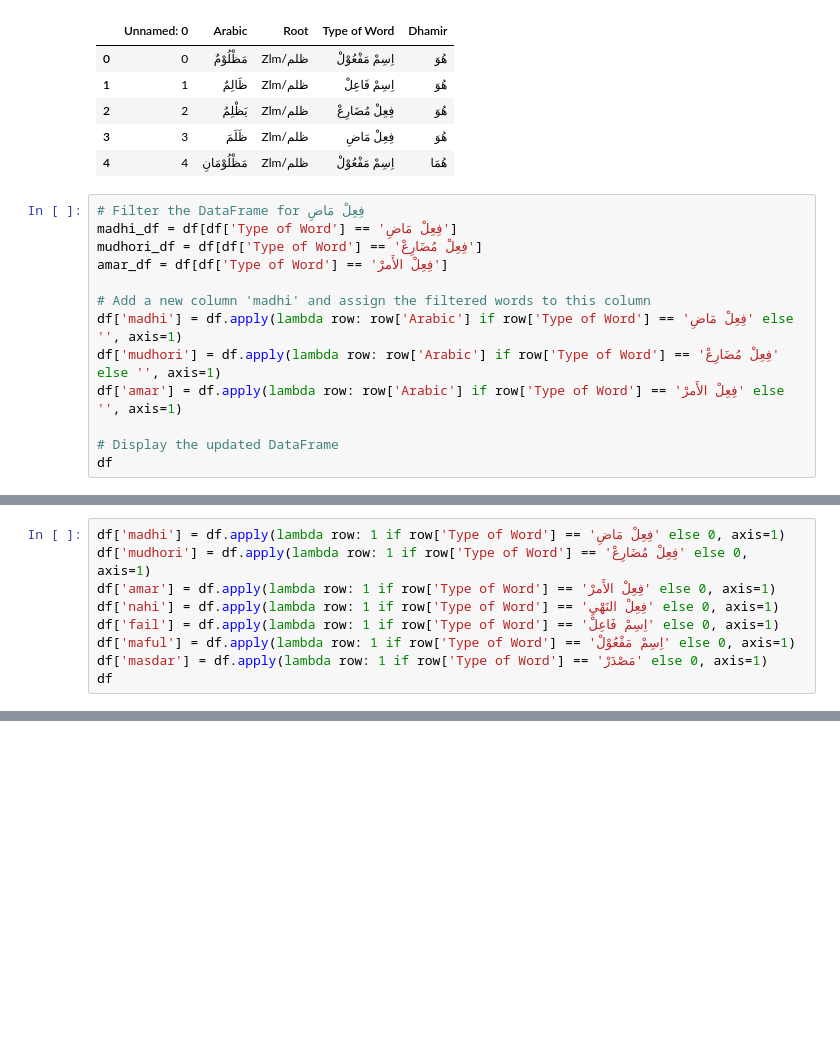
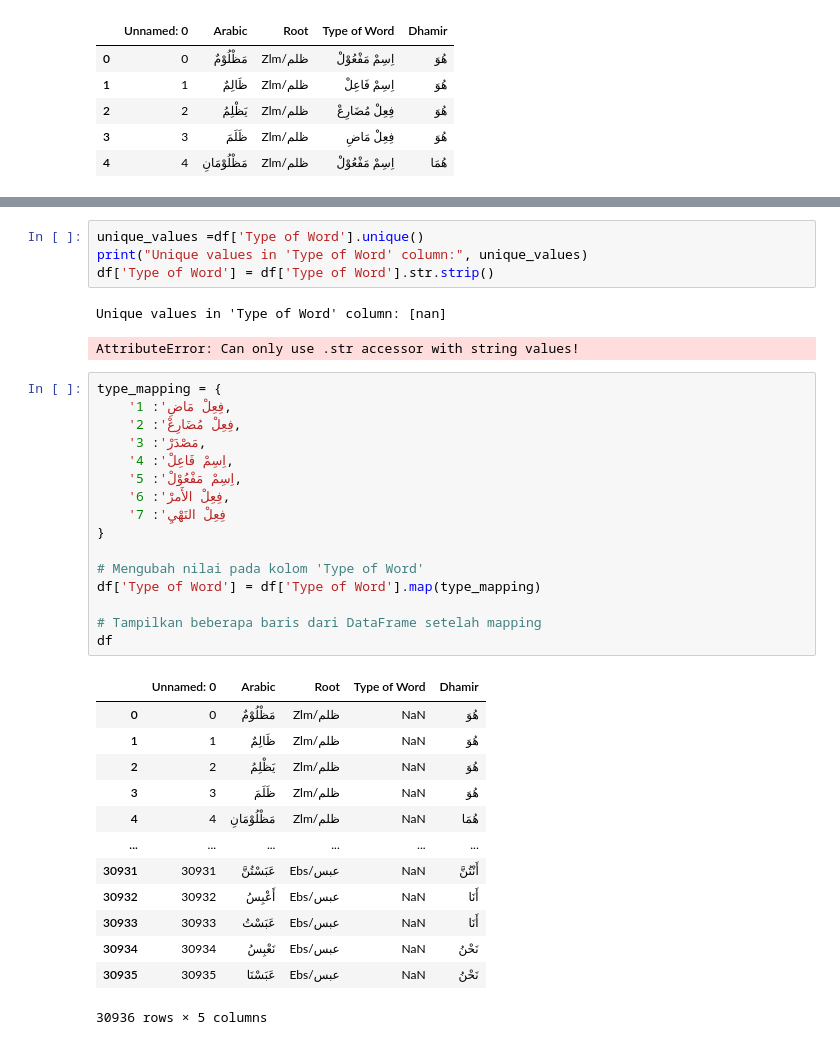
Before and after one commit to naufalFaqih/Capstone-Project-ArabicMorph, a Jupyter notebook: ArabicMorph.ipynb, the cells around one changed output, grey strips where cells are left out. Saved outputs shown, nothing was run; the diff lists cells and outputs as text; blank space fills up the shorter version.

```diff
--- a/ArabicMorph.ipynb
+++ b/ArabicMorph.ipynb
@@ -127,16 +129,3 @@ df.head()
 | 2 | 2 | يَظْلِمُ | Zlm/ظلم | فِعِلْ مُضَارِعْ | هُوَ |
 | 3 | 3 | ظَلَمَ | Zlm/ظلم | فِعِلْ مَاضِ | هُوَ |
 | 4 | 4 | مَظْلُوْمَانِ | Zlm/ظلم | اِسِمْ مَفْعُوْلْ | هُمَا |
-# %%
-# Filter the DataFrame for فِعِلْ مَاضِ
-madhi_df = df[df['Type of Word'] == 'فِعِلْ مَاضِ']
-mudhori_df = df[df['Type of Word'] == 'فِعِلْ مُضَارِعْ']
-amar_df = df[df['Type of Word'] == 'فِعِلْ الأَمرْ']
-
-# Add a new column 'madhi' and assign the filtered words to this column
-df['madhi'] = df.apply(lambda row: row['Arabic'] if row['Type of Word'] == 'فِعِلْ مَاضِ' else '', axis=1)
-df['mudhori'] = df.apply(lambda row: row['Arabic'] if row['Type of Word'] == 'فِعِلْ مُضَارِعْ' else '', axis=1)
-df['amar'] = df.apply(lambda row: row['Arabic'] if row['Type of Word'] == 'فِعِلْ الأَمرْ' else '', axis=1)
-
-# Display the updated DataFrame
-df
@@ -157,9 +131,0 @@ df
-# %%
-df['madhi'] = df.apply(lambda row: 1 if row['Type of Word'] == 'فِعِلْ مَاضِ' else 0, axis=1)
-df['mudhori'] = df.apply(lambda row: 1 if row['Type of Word'] == 'فِعِلْ مُضَارِعْ' else 0, axis=1)
-df['amar'] = df.apply(lambda row: 1 if row['Type of Word'] == 'فِعِلْ الأَمرْ' else 0, axis=1)
-df['nahi'] = df.apply(lambda row: 1 if row['Type of Word'] == 'فِعِلْ النَهْيِ' else 0, axis=1)
-df['fail'] = df.apply(lambda row: 1 if row['Type of Word'] == 'اِسِمْ فَاعِلْ' else 0, axis=1)
-df['maful'] = df.apply(lambda row: 1 if row['Type of Word'] == 'اِسِمْ مَفْعُوْلْ' else 0, axis=1)
-df['masdar'] = df.apply(lambda row: 1 if row['Type of Word'] == 'مَصْدَرْ' else 0, axis=1)
-df
@@ -209,0 +132,37 @@ maful           0
+# %%
+unique_values =df['Type of Word'].unique()
+print("Unique values in 'Type of Word' column:", unique_values)
+df['Type of Word'] = df['Type of Word'].str.strip()
+# %% [output]
+Unique values in 'Type of Word' column: [nan]
+AttributeError: Can only use .str accessor with string values!
+# %%
+type_mapping = {
+    'فِعِلْ مَاضِ': 1,
+    'فِعِلْ مُضَارِعْ': 2,
+    'مَصْدَرْ': 3,
+    'اِسِمْ فَاعِلْ': 4,
+    'اِسِمْ مَفْعُوْلْ': 5,
+    'فِعِلْ الأَمرْ': 6,
+    'فِعِلْ النَهْيِ': 7
+}
+
+# Mengubah nilai pada kolom 'Type of Word'
+df['Type of Word'] = df['Type of Word'].map(type_mapping)
+
+# Tampilkan beberapa baris dari DataFrame setelah mapping
+df
+# %% [output]
+|  | Unnamed: 0 | Arabic | Root | Type of Word | Dhamir |
+| 0 | 0 | مَظْلُوْمٌ | Zlm/ظلم | NaN | هُوَ |
+| 1 | 1 | ظَالِمٌ | Zlm/ظلم | NaN | هُوَ |
+| 2 | 2 | يَظْلِمُ | Zlm/ظلم | NaN | هُوَ |
+| 3 | 3 | ظَلَمَ | Zlm/ظلم | NaN | هُوَ |
+| 4 | 4 | مَظْلُوْمَانِ | Zlm/ظلم | NaN | هُمَا |
+| ... | ... | ... | ... | ... | ... |
+| 30931 | 30931 | عَبَسْتُنَّ | Ebs/عبس | NaN | أَنْتُنَّ |
+| 30932 | 30932 | أَعْبِسُ | Ebs/عبس | NaN | أَنَا |
+| 30933 | 30933 | عَبَسْتُ | Ebs/عبس | NaN | أَنَا |
+| 30934 | 30934 | نَعْبِسُ | Ebs/عبس | NaN | نَحْنُ |
+| 30935 | 30935 | عَبَسْنَا | Ebs/عبس | NaN | نَحْنُ |
+30936 rows × 5 columns
```
Also changed, not shown: parts of 11 cells of this notebook, 1 other file.
